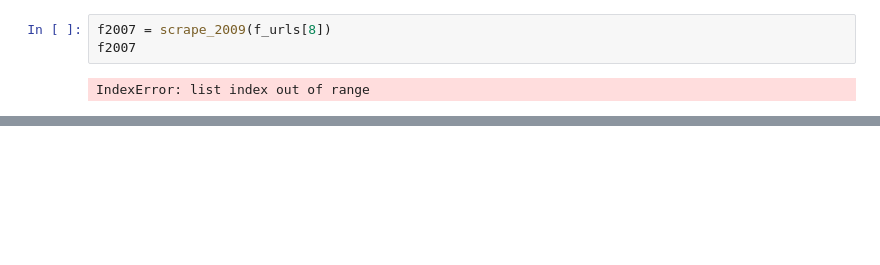
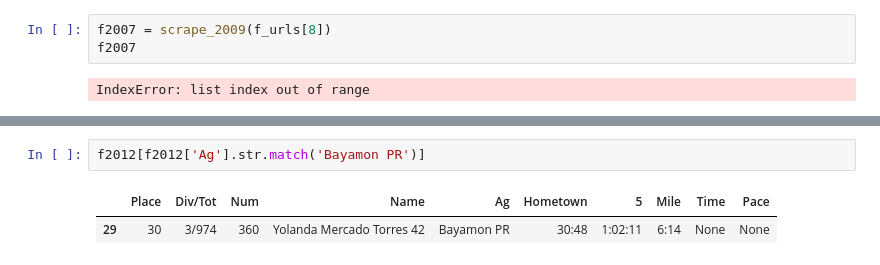
Before and after one commit to mjwolfe91/QTW-CaseStudy2, a Jupyter notebook: QTW_CaseStudy2.ipynb, the cells around one changed output, grey strips where cells are left out. Cells and saved outputs as stored; diff of their text form; blank space fills up the shorter version.

```diff
--- a/QTW_CaseStudy2.ipynb
+++ b/QTW_CaseStudy2.ipynb
@@ -632,0 +364,5 @@ raw_rows
+# %%
+f2012[f2012['Ag'].str.match('Bayamon PR')]
+# %% [output]
+|  | Place | Div/Tot | Num | Name | Ag | Hometown | 5 | Mile | Time | Pace |
+| 29 | 30 | 3/974 | 360 | Yolanda Mercado Torres 42 | Bayamon PR | 30:48 | 1:02:11 | 6:14 | None | None |
```
Also changed, not shown: parts of 13 cells of this notebook.
